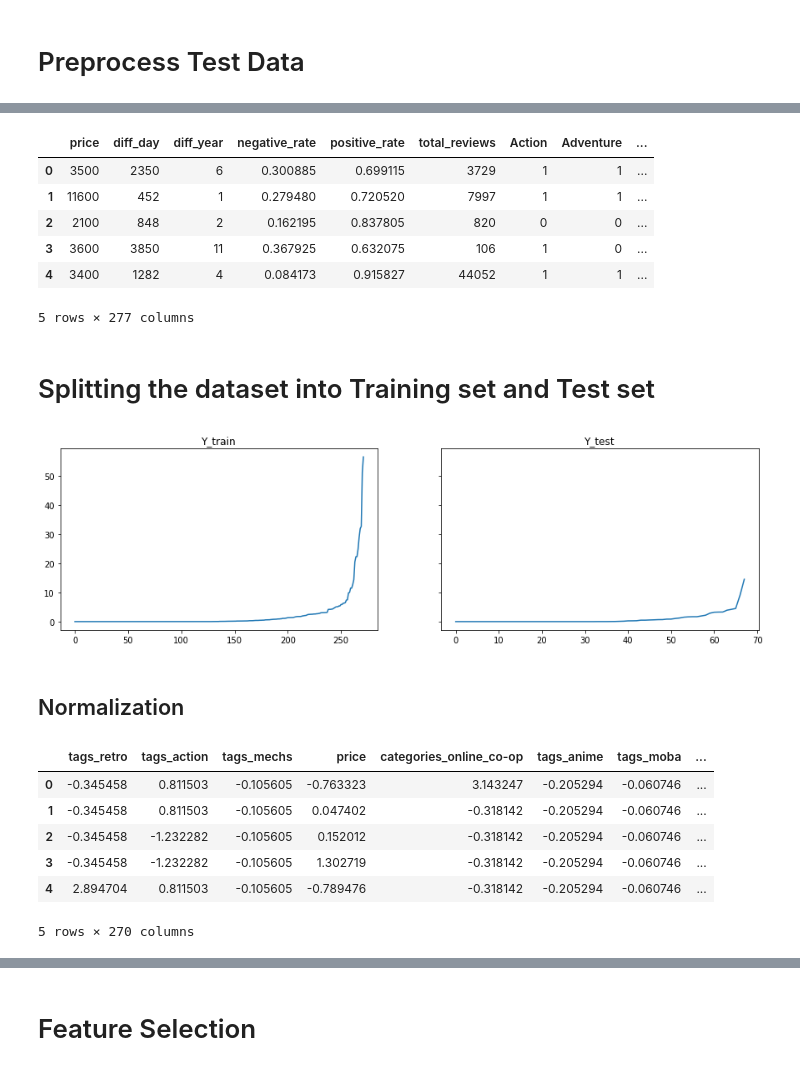
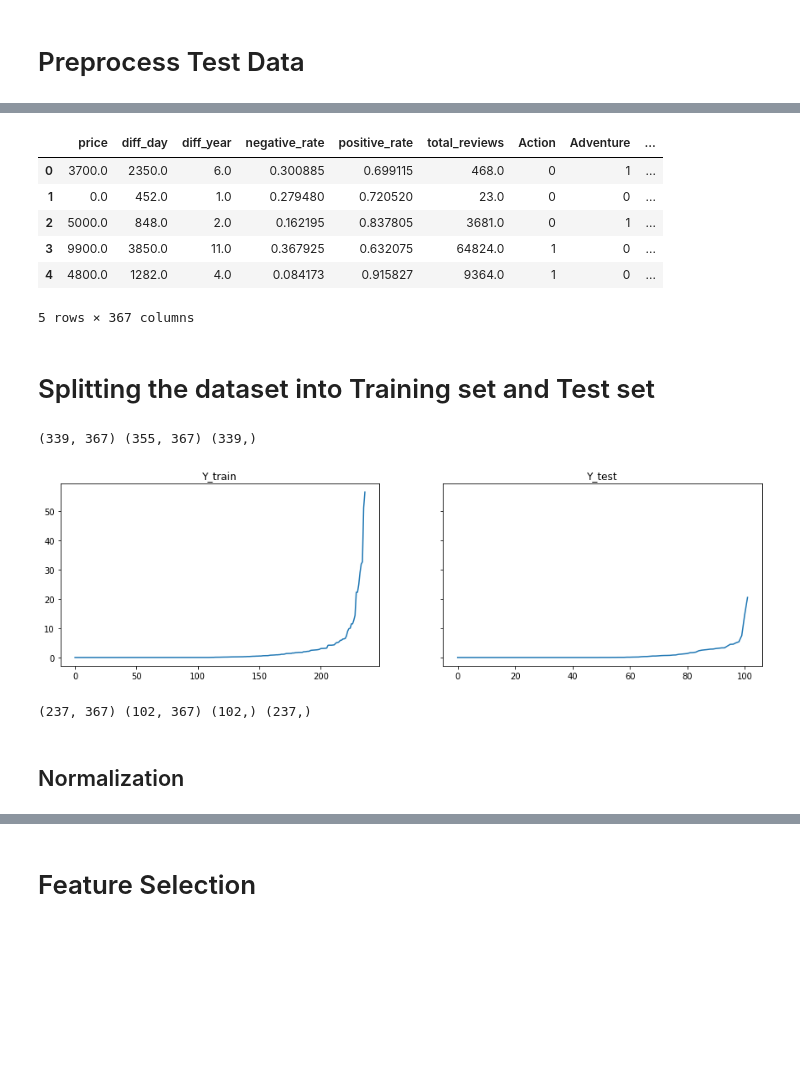
Before and after one commit to KabirRajput/5001_GameTime_Prediction, a Jupyter notebook: MSBD_KABIR_RAJPUT.ipynb, the cells around one changed output, grey strips where cells are left out. Drawn from its saved outputs; the diff is of its cells as text; code cells hidden in the pictures; blank space fills up the shorter version.

```diff
--- a/MSBD_KABIR_RAJPUT.ipynb
+++ b/MSBD_KABIR_RAJPUT.ipynb
@@ -417,50 +426,44 @@ finish_test_df.head()
 finish_test_df.drop(columns=["id","is_free", "genres", "categories", "tags"], inplace=True)
 # %%
 # change price and total_reviews to type(int)
-finish_test_df[["total_reviews", "diff_day", "diff_year"]] = finish_test_df[["total_reviews", "diff_day", "diff_year"]].astype("int")
+finish_test_df[["total_reviews", "price"]] = finish_df[["total_reviews", "price"]].astype("int")
 finish_test_df.head()
 # %% [output]
 |  | price | diff_day | diff_year | negative_rate | positive_rate | total_reviews | Action | Adventure | ... |
-| 0 | 3500 | 2350 | 6 | 0.300885 | 0.699115 | 3729 | 1 | 1 | ... |
-| 1 | 11600 | 452 | 1 | 0.279480 | 0.720520 | 7997 | 1 | 1 | ... |
-| 2 | 2100 | 848 | 2 | 0.162195 | 0.837805 | 820 | 0 | 0 | ... |
-| 3 | 3600 | 3850 | 11 | 0.367925 | 0.632075 | 106 | 1 | 0 | ... |
-| 4 | 3400 | 1282 | 4 | 0.084173 | 0.915827 | 44052 | 1 | 1 | ... |
+| 0 | 3700.0 | 2350.0 | 6.0 | 0.300885 | 0.699115 | 468.0 | 0 | 1 | ... |
+| 1 | 0.0 | 452.0 | 1.0 | 0.279480 | 0.720520 | 23.0 | 0 | 0 | ... |
+| 2 | 5000.0 | 848.0 | 2.0 | 0.162195 | 0.837805 | 3681.0 | 0 | 1 | ... |
+| 3 | 9900.0 | 3850.0 | 11.0 | 0.367925 | 0.632075 | 64824.0 | 1 | 0 | ... |
+| 4 | 4800.0 | 1282.0 | 4.0 | 0.084173 | 0.915827 | 9364.0 | 1 | 0 | ... |
-5 rows × 277 columns
+5 rows × 367 columns
 # %% [markdown]
 # Splitting the dataset into Training set and Test set
+# %%
+train_x = finish_df.drop(['playtime_forever'], axis=1)
+train_y = finish_df['playtime_forever']
+test_x = finish_test_df
+# %%
+print(train_x.shape,test_x.shape,train_y.shape)
+# %% [output]
+(339, 367) (355, 367) (339,)
 # %%
-X_train, X_test, Y_train, Y_test = train_test_split(X,Y, test_size=0.2, random_state=0)
+# Dataset split with stratification
+
+X_train, X_test, Y_train, Y_test = train_test_split(train_x,train_y, test_size=0.3,random_state=0)
 
 fig, (ax1, ax2) = plt.subplots(1, 2, figsize=(15,4), sharey=True)
 ax1.plot(np.sort(Y_train))
 ax1.set_title('Y_train')
 
 ax2.plot(np.sort(Y_test))
 ax2.set_title('Y_test')
 
 plt.show()
 # %% [output]
-[figure, old version]
+[figure, new version]
+# %%
+print(X_train.shape,X_test.shape,Y_test.shape,Y_train.shape)
+# %% [output]
+(237, 367) (102, 367) (102,) (237,)
 # %% [markdown]
 ## Normalization
-# %%
-col_names = X.columns
-
-scaler = StandardScaler()
-X_train = pd.DataFrame(scaler.fit_transform(X_train), columns=col_names)
-X_test = pd.DataFrame(scaler.transform(X_test), columns=col_names)
-
-scaler = StandardScaler()
-scaler.fit(X)
-test_df = pd.DataFrame(scaler.transform(test_df), columns=col_names)
-
-X_train.head()
-# %% [output]
-|  | tags_retro | tags_action | tags_mechs | price | categories_online_co-op | tags_anime | tags_moba | ... |
-| 0 | -0.345458 | 0.811503 | -0.105605 | -0.763323 | 3.143247 | -0.205294 | -0.060746 | ... |
-| 1 | -0.345458 | 0.811503 | -0.105605 | 0.047402 | -0.318142 | -0.205294 | -0.060746 | ... |
-| 2 | -0.345458 | -1.232282 | -0.105605 | 0.152012 | -0.318142 | -0.205294 | -0.060746 | ... |
-| 3 | -0.345458 | -1.232282 | -0.105605 | 1.302719 | -0.318142 | -0.205294 | -0.060746 | ... |
-| 4 | 2.894704 | 0.811503 | -0.105605 | -0.789476 | -0.318142 | -0.205294 | -0.060746 | ... |
-5 rows × 270 columns
```
Also changed, not shown: parts of 34 cells of this notebook, 1 other file.
